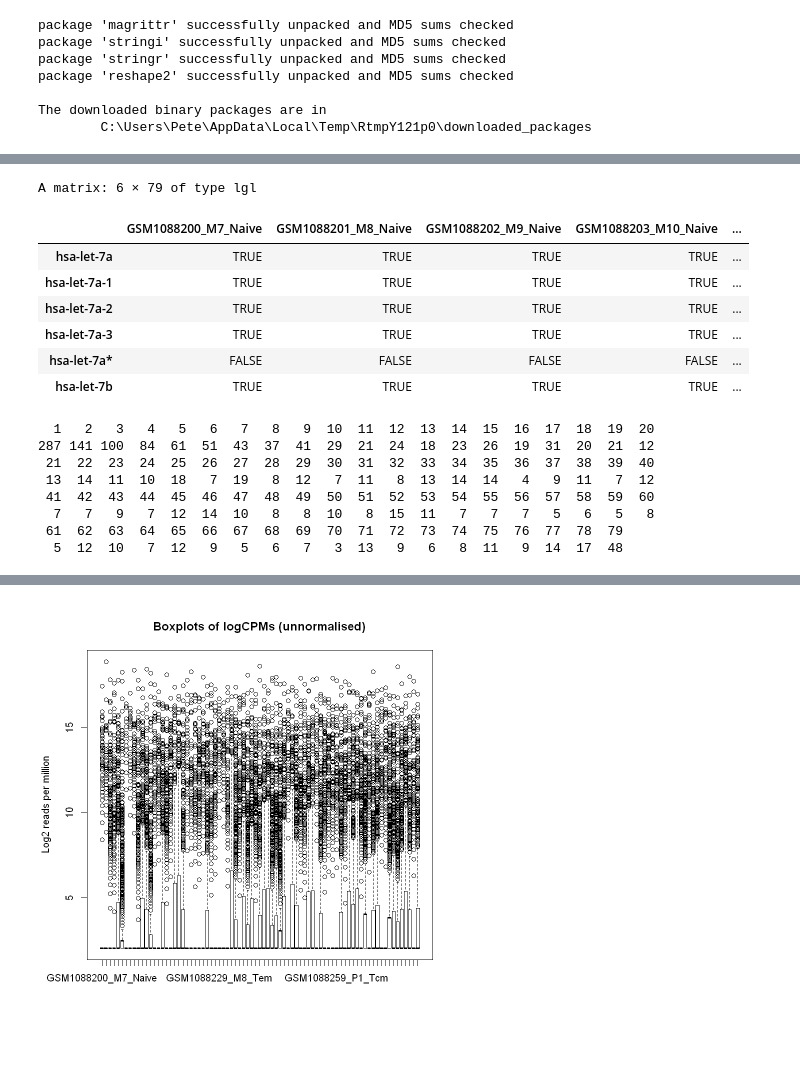
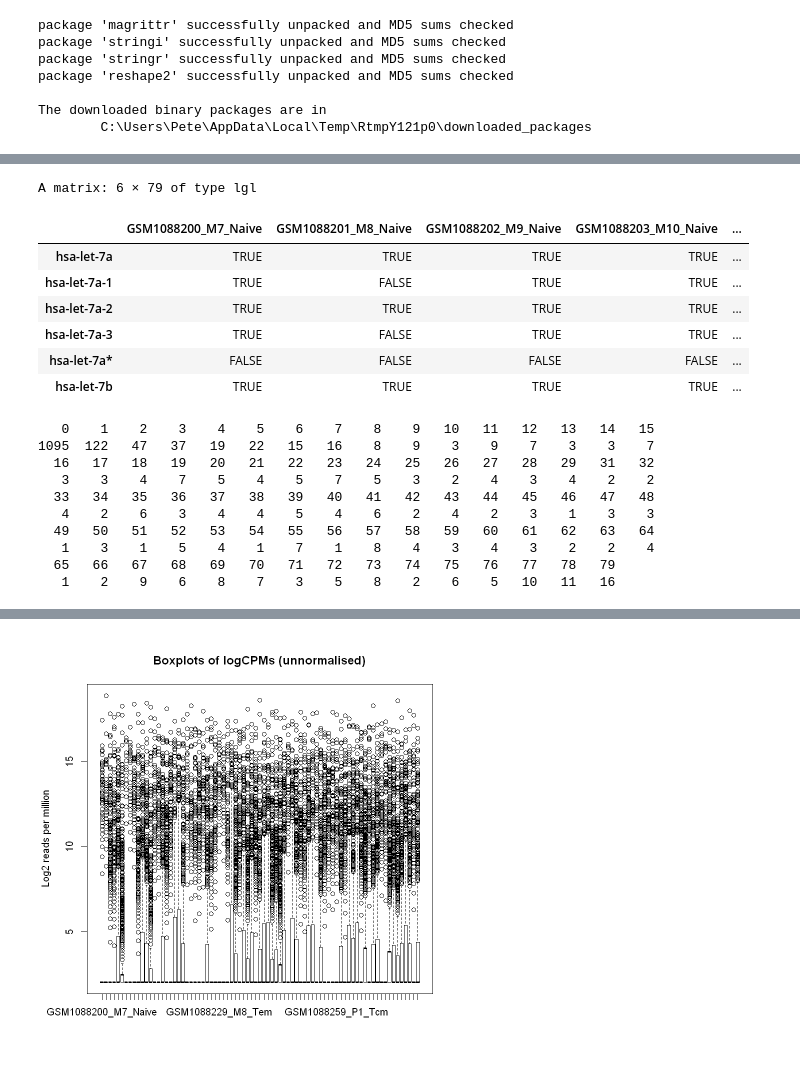
Before and after one commit to derrick56007/mirna_pre-t1d, a Jupyter notebook: notebooks/R_workspace-Copy1.ipynb, the cells around one changed output, grey strips where cells are left out. Drawn from its saved outputs; the diff is of its cells as text; code cells hidden in the pictures.

```diff
--- a/notebooks/R_workspace-Copy1.ipynb
+++ b/notebooks/R_workspace-Copy1.ipynb
@@ -121,5 +204,8 @@ A data.frame: 6 × 9
+# %%
+#subset the pre-t1 group from all
+pret1 <- all[all$healthy == FALSE,]
 # %%
-countdata <- dcast(all, miRNA ~ sampleName, value.var= "RPM..reads.per.million.", fill= 0)
+countdata <- dcast(pret1, miRNA ~ sampleName, value.var= "Total.miRNA.reads", fill= 0)
 
 rownames(countdata) <- countdata$miRNA
 countdata$miRNA <- NULL
@@ -168,28 +282,30 @@ A data.frame: 6 × 79
 # %%
 # Which values in myCPM are greater than 0.5?
-thresh <- myCPM >= 1
+thresh <- myCPM > 1
 # This produces a logical matrix with TRUEs and FALSEs
 head(thresh)
 # %% [output]
 A matrix: 6 × 79 of type lgl
 |  | GSM1088200_M7_Naive | GSM1088201_M8_Naive | GSM1088202_M9_Naive | GSM1088203_M10_Naive | ... |
 | hsa-let-7a | TRUE | TRUE | TRUE | TRUE | ... |
-| hsa-let-7a-1 | TRUE | TRUE | TRUE | TRUE | ... |
+| hsa-let-7a-1 | TRUE | FALSE | TRUE | TRUE | ... |
 | hsa-let-7a-2 | TRUE | TRUE | TRUE | TRUE | ... |
-| hsa-let-7a-3 | TRUE | TRUE | TRUE | TRUE | ... |
+| hsa-let-7a-3 | TRUE | FALSE | TRUE | TRUE | ... |
 | hsa-let-7a* | FALSE | FALSE | FALSE | FALSE | ... |
 | hsa-let-7b | TRUE | TRUE | TRUE | TRUE | ... |
 # %%
 table(rowSums(thresh))
 # %% [output]
-  1   2   3   4   5   6   7   8   9  10  11  12  13  14  15  16  17  18  19  20
-287 141 100  84  61  51  43  37  41  29  21  24  18  23  26  19  31  20  21  12
- 21  22  23  24  25  26  27  28  29  30  31  32  33  34  35  36  37  38  39  40
- 13  14  11  10  18   7  19   8  12   7  11   8  13  14  14   4   9  11   7  12
- 41  42  43  44  45  46  47  48  49  50  51  52  53  54  55  56  57  58  59  60
-  7   7   9   7  12  14  10   8   8  10   8  15  11   7   7   7   5   6   5   8
- 61  62  63  64  65  66  67  68  69  70  71  72  73  74  75  76  77  78  79
-  5  12  10   7  12   9   5   6   7   3  13   9   6   8  11   9  14  17  48
+   0    1    2    3    4    5    6    7    8    9   10   11   12   13   14   15
+1095  122   47   37   19   22   15   16    8    9    3    9    7    3    3    7
+  16   17   18   19   20   21   22   23   24   25   26   27   28   29   31   32
+   3    3    4    7    5    4    5    7    5    3    2    4    3    4    2    2
+  33   34   35   36   37   38   39   40   41   42   43   44   45   46   47   48
+   4    2    6    3    4    4    5    4    6    2    4    2    3    1    3    3
+  49   50   51   52   53   54   55   56   57   58   59   60   61   62   63   64
+   1    3    1    5    4    1    7    1    8    4    3    4    3    2    2    4
+  65   66   67   68   69   70   71   72   73   74   75   76   77   78   79
+   1    2    9    6    8    7    3    5    8    2    6    5   10   11   16
 # %%
 # we would like to keep genes that have at least 5 TRUES in each row of thresh
 keep <- rowSums(thresh) >= 7
```
Also changed, not shown: parts of 39 cells of this notebook, 2 other files.
